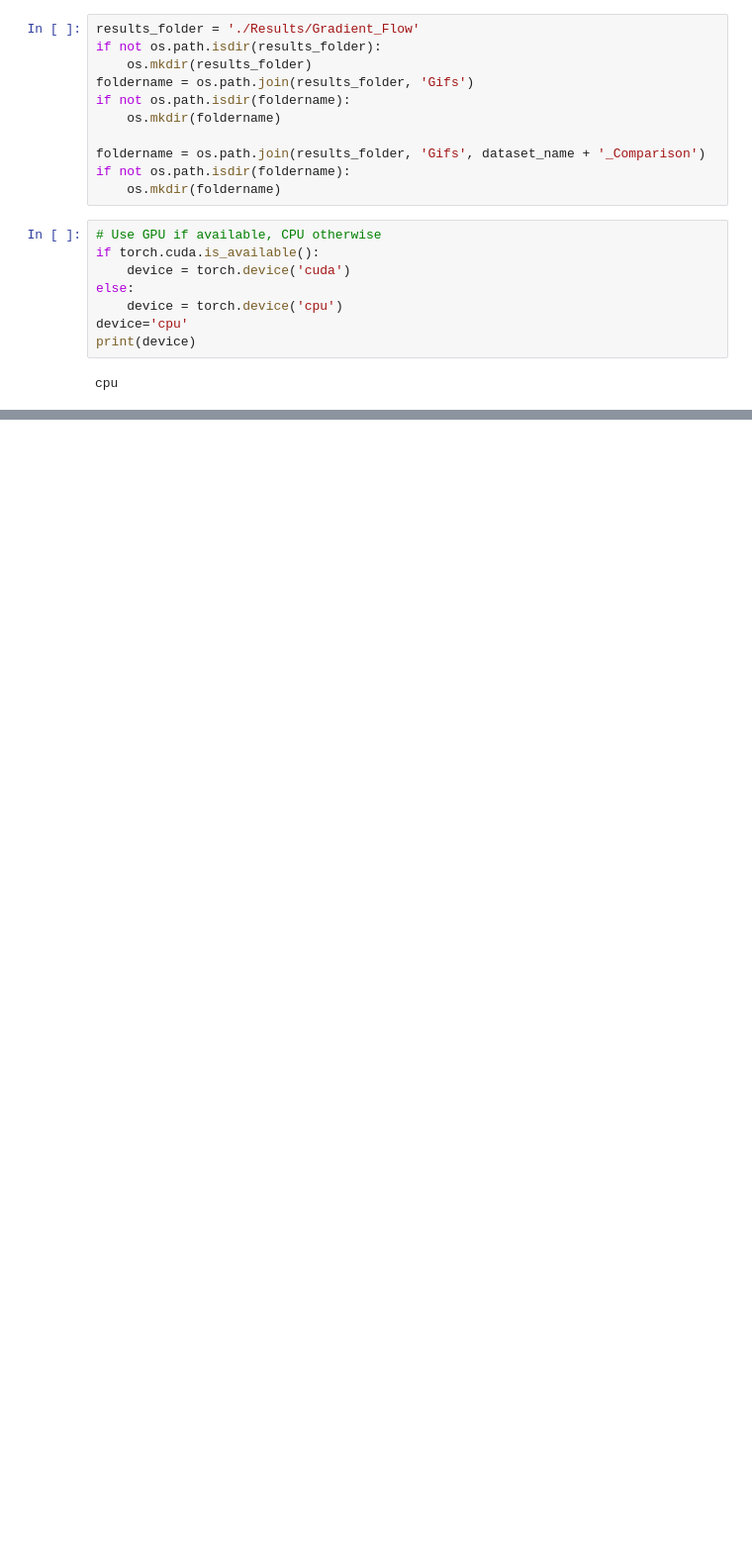
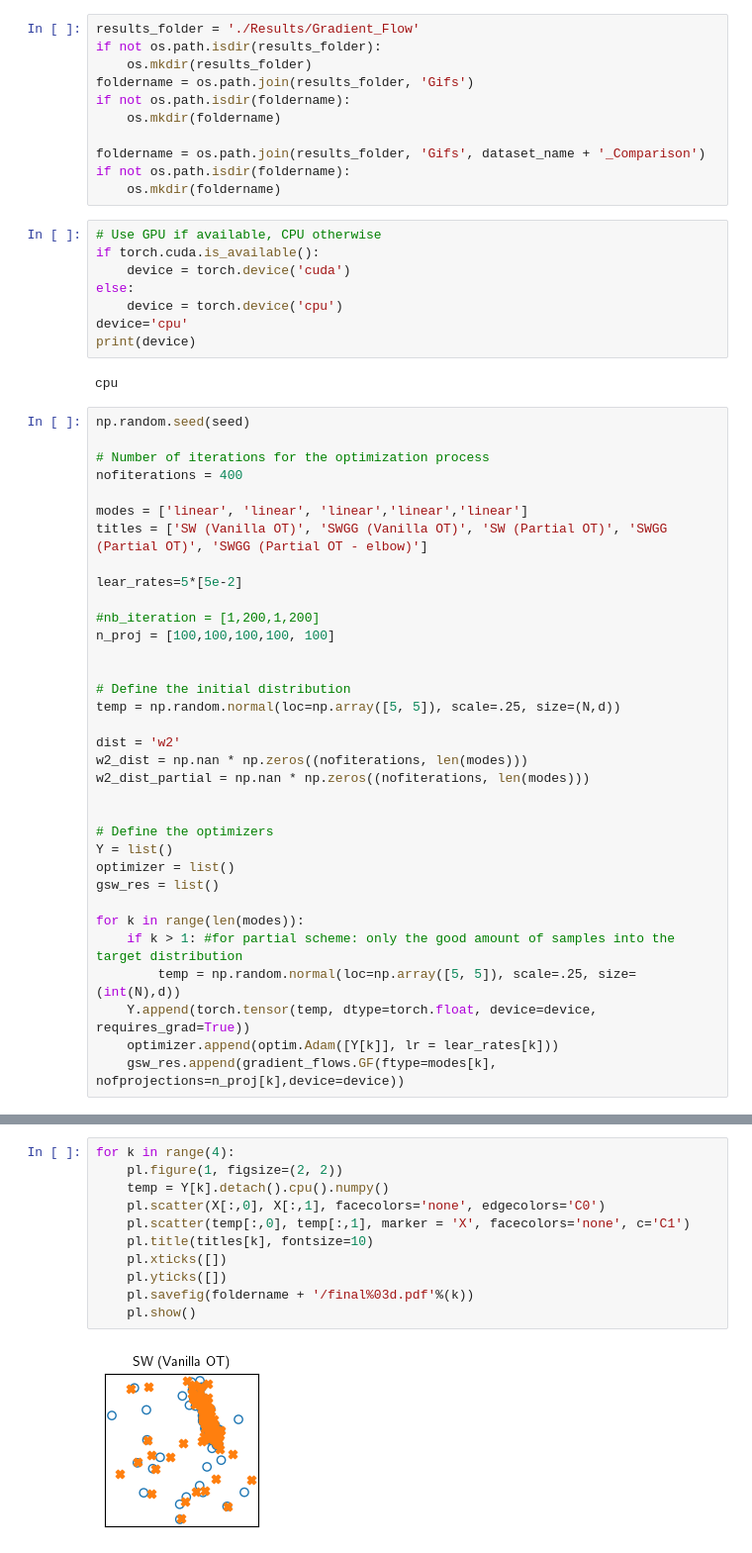
Before and after one commit to rtavenar/partial_ot_1d, a Jupyter notebook: partial_GF.ipynb, the cells around one changed output, grey strips where cells are left out. Shown at 99% size. Drawn from its saved outputs; the diff is of its cells as text; blank space fills up the shorter version.

```diff
--- a/partial_GF.ipynb
+++ b/partial_GF.ipynb
@@ -61,3 +61,37 @@ device='cpu'
 print(device)
 # %% [output]
 cpu
+# %%
+np.random.seed(seed)
+
+# Number of iterations for the optimization process
+nofiterations = 400
+
+modes = ['linear', 'linear', 'linear','linear','linear']
+titles = ['SW (Vanilla OT)', 'SWGG (Vanilla OT)', 'SW (Partial OT)', 'SWGG (Partial OT)', 'SWGG (Partial OT - elbow)']
+
+lear_rates=5*[5e-2]
+
+#nb_iteration = [1,200,1,200]
+n_proj = [100,100,100,100, 100]
+
+
+# Define the initial distribution
+temp = np.random.normal(loc=np.array([5, 5]), scale=.25, size=(N,d))
+
+dist = 'w2'
+w2_dist = np.nan * np.zeros((nofiterations, len(modes)))
+w2_dist_partial = np.nan * np.zeros((nofiterations, len(modes)))
+
+
+# Define the optimizers
+Y = list()
+optimizer = list()
+gsw_res = list()
+
+for k in range(len(modes)):
+    if k > 1: #for partial scheme: only the good amount of samples into the target distribution
+        temp = np.random.normal(loc=np.array([5, 5]), scale=.25, size=(int(N),d))
+    Y.append(torch.tensor(temp, dtype=torch.float, device=device, requires_grad=True))
+    optimizer.append(optim.Adam([Y[k]], lr = lear_rates[k]))
+    gsw_res.append(gradient_flows.GF(ftype=modes[k], nofprojections=n_proj[k],device=device))
@@ -63,0 +185,13 @@ cpu
+# %%
+for k in range(4):
+    pl.figure(1, figsize=(2, 2))
+    temp = Y[k].detach().cpu().numpy()
+    pl.scatter(X[:,0], X[:,1], facecolors='none', edgecolors='C0')
+    pl.scatter(temp[:,0], temp[:,1], marker = 'X', facecolors='none', c='C1')
+    pl.title(titles[k], fontsize=10)
+    pl.xticks([])
+    pl.yticks([])
+    pl.savefig(foldername + '/final%03d.pdf'%(k))
+    pl.show()
+# %% [output]
+[figure, added]
```
Also changed, not shown: parts of 20 cells of this notebook, 4 other files.
